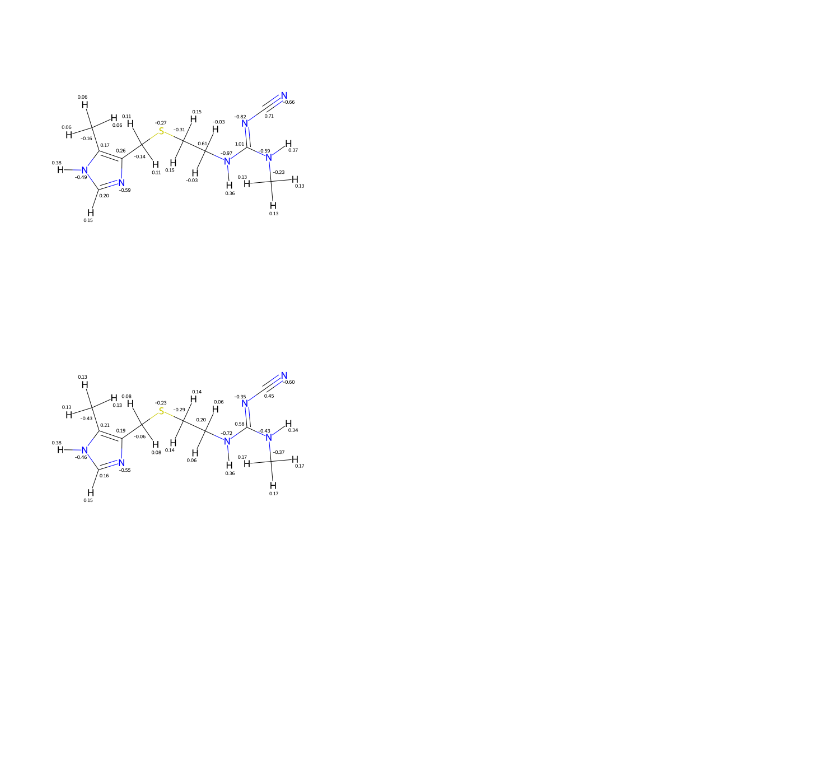
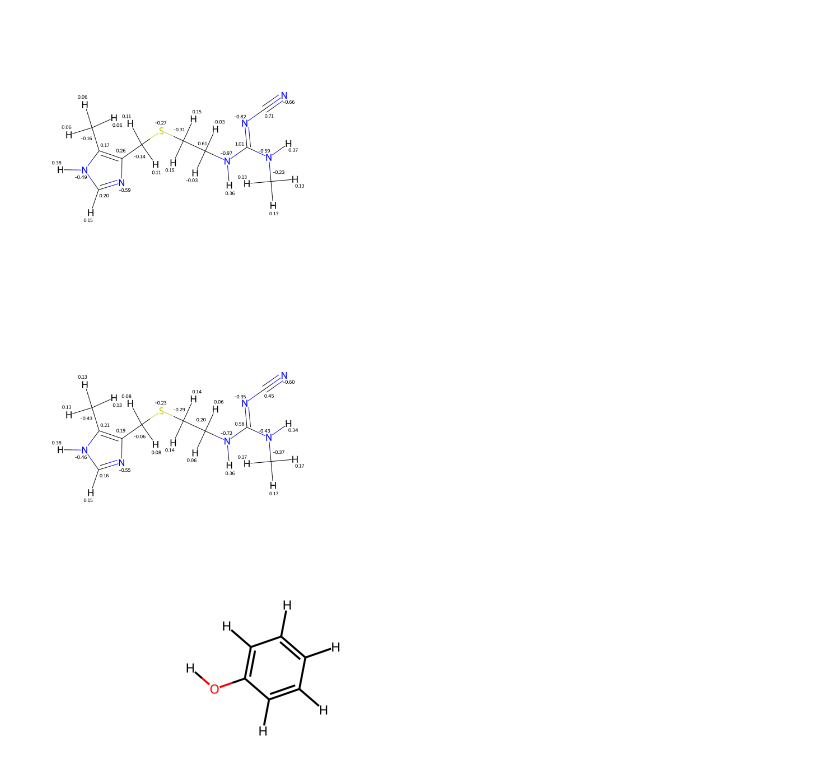
Before and after one commit to bismuthadams1/charge_paper, a Jupyter notebook: conformer_test/explore_parquet.ipynb, the cells around one changed output. Drawn from its saved outputs; the diff is of its cells as text; code cells hidden in the pictures; blank space fills up the shorter version.

```diff
--- a/conformer_test/explore_parquet.ipynb
+++ b/conformer_test/explore_parquet.ipynb
@@ -505,3 +505,13 @@ Img
 [figure]
 # %%
 Img.save("mols_resp.png")
+# %%
+from rdkit import Chem
+
+phenol = 'Oc1ccccc1'
+mol = Chem.MolFromSmiles(phenol)
+mol_with_H = Chem.AddHs(mol)
+
+mol_with_H
+# %% [output]
+[figure, added]
```
Also changed, not shown: 5 other files.
